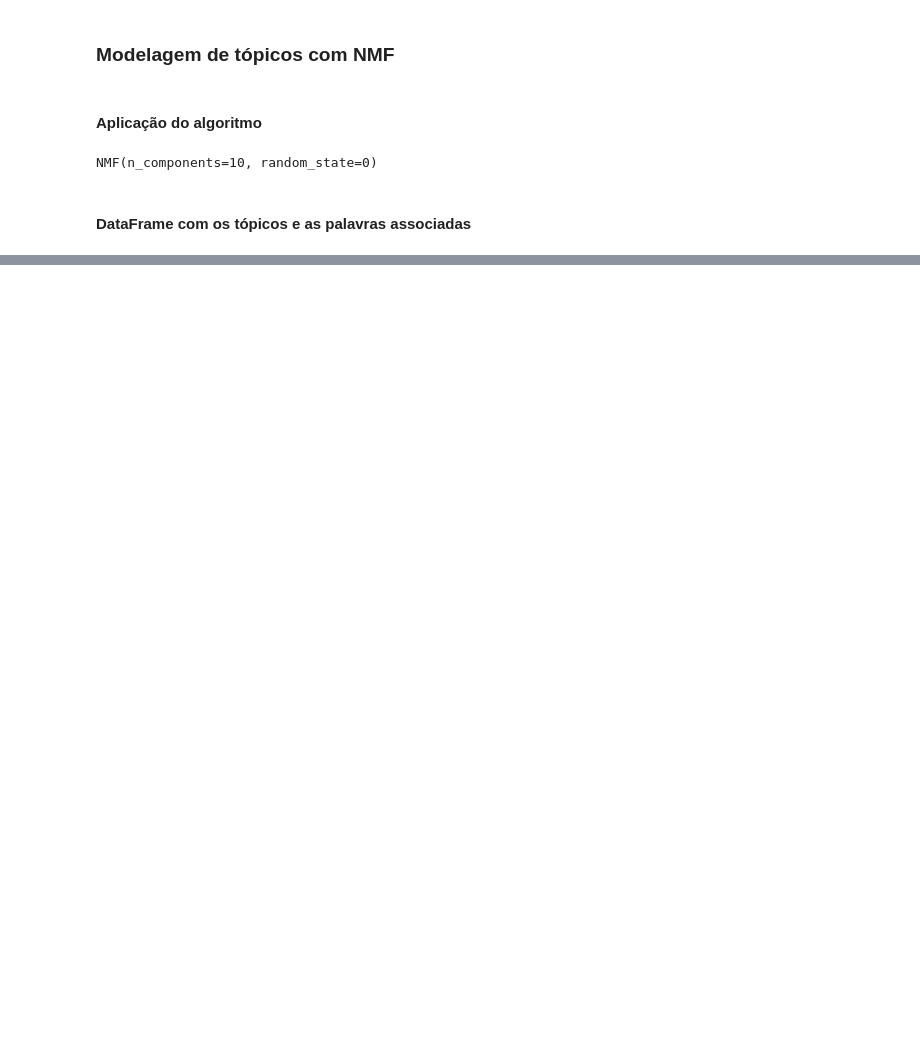
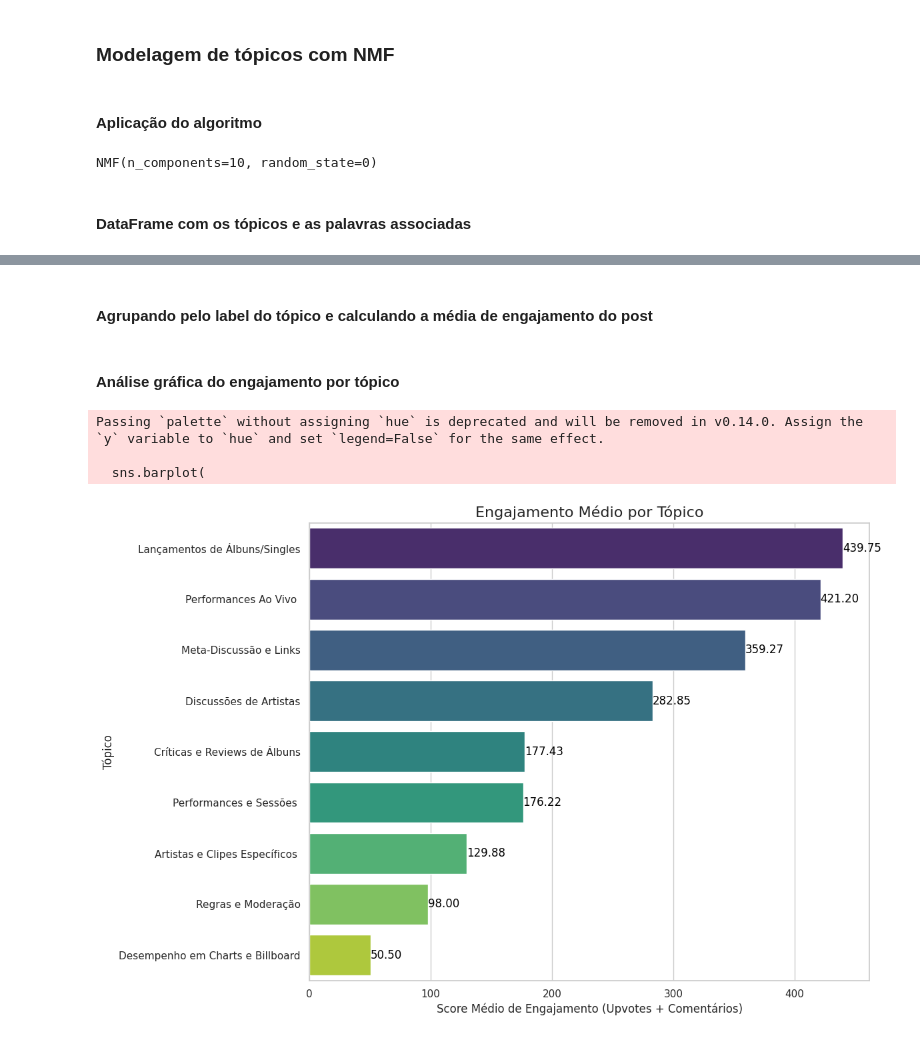
Before and after one commit to Isabelle-Matos/Mineracao_Redes, a Jupyter notebook: trabalho3/reddit.ipynb, the cells around one changed output, grey strips where cells are left out. Drawn from its saved outputs; the diff is of its cells as text; code cells hidden in the pictures; blank space fills up the shorter version.

```diff
--- a/trabalho3/reddit.ipynb
+++ b/trabalho3/reddit.ipynb
@@ -368,0 +363,19 @@ df_topicos
+# %%
+W_matrix = model.transform(tfidf_matrix)
+
+df_text_processing['topic'] = np.argmax(W_matrix, axis=1)
+
+mapa_topicos = {
+    0: "Meta-Discussão e Links",
+    1: "Regras e Moderação",
+    2: "Lançamentos de Álbuns/Singles",
+    3: "Críticas e Reviews de Álbuns",
+    4: "Performances Ao Vivo ",
+    5: "Performances e Sessões ",
+    6: "Artistas e Clipes Específicos ",
+    7: "Discussões de Artistas",
+    8: "Discussões de Artistas",
+    9: "Desempenho em Charts e Billboard"
+}
+
+df_text_processing['topic_label'] = df_text_processing['topic'].map(mapa_topicos)
@@ -368,0 +398,34 @@ df_topicos
+# %% [markdown]
+#### Agrupando pelo label do tópico e calculando a média de engajamento do post
+# %%
+
+engajamento_por_topico = df_text_processing.groupby('topic_label')['engagement_score_x'].mean().sort_values(ascending=False)
+# %% [markdown]
+#### Análise gráfica do engajamento por tópico
+# %%
+import matplotlib.pyplot as plt
+import seaborn as sns
+
+plt.figure(figsize=(12, 8))
+
+sns.barplot(
+    x=engajamento_por_topico.values,
+    y=engajamento_por_topico.index,
+    palette="viridis",
+    orient='h'
+)
+
+for i, v in enumerate(engajamento_por_topico.values):
+    plt.text(v, i, f'{v:.2f}', ha="left", va="center", color='black')
+
+plt.title('Engajamento Médio por Tópico', fontsize=16)
+plt.xlabel('Score Médio de Engajamento (Upvotes + Comentários)', fontsize=12)
+plt.ylabel('Tópico', fontsize=12)
+
+plt.tight_layout()
+plt.show()
+# %% [output]
+Passing `palette` without assigning `hue` is deprecated and will be removed in v0.14.0. Assign the `y` variable to `hue` and set `legend=False` for the same effect.
+
+  sns.barplot(
+[figure, added]
```
Also changed, not shown: parts of 8 cells of this notebook.
